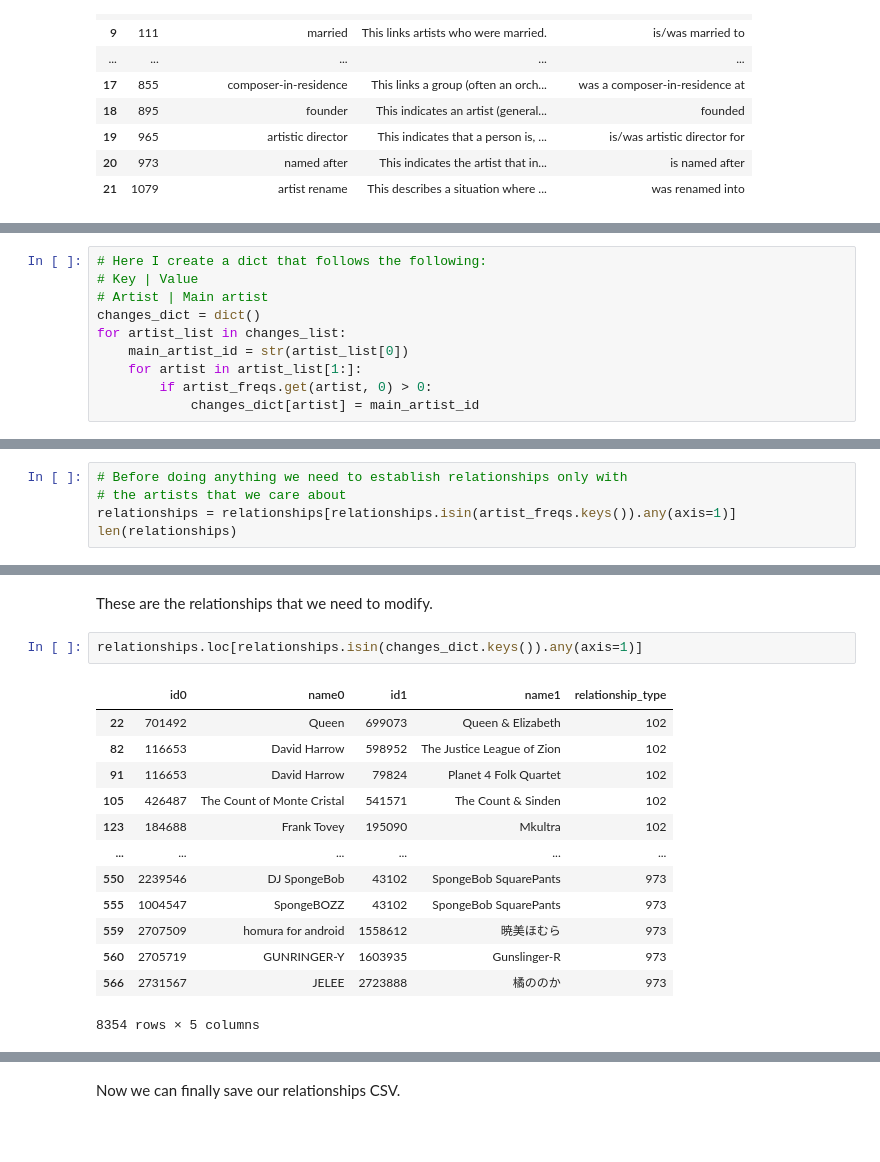
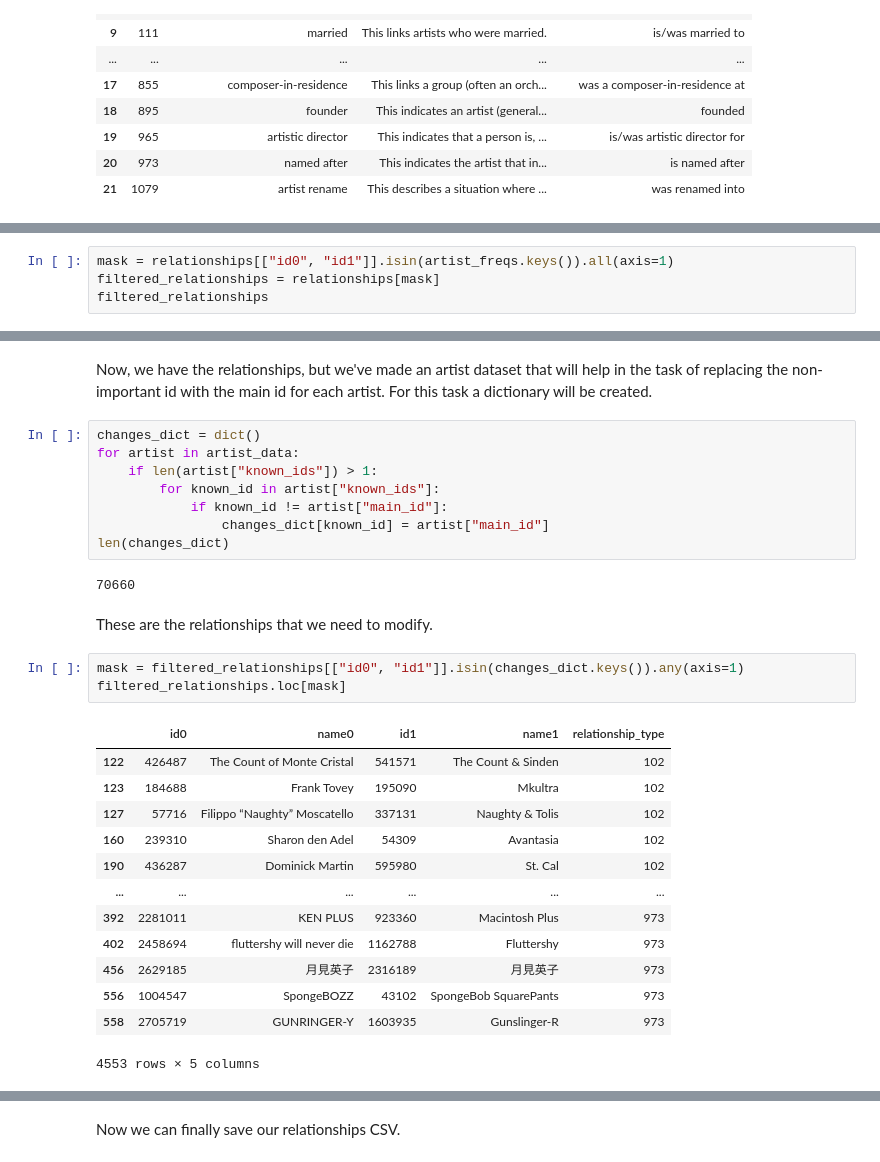
Before and after one commit to aleferu/musicbrainz, a Jupyter notebook: artist_artist.ipynb, the cells around one changed output, grey strips where cells are left out. Drawn from its saved outputs; the diff is of its cells as text; blank space fills up the shorter version.

Commit message:
feat: Artist dataset and all IDs merged

```diff
--- a/artist_artist.ipynb
+++ b/artist_artist.ipynb
@@ -286,10 +392,0 @@ changes_list[:5]
-# %%
-# Here I create a dict that follows the following:
-# Key | Value
-# Artist | Main artist
-changes_dict = dict()
-for artist_list in changes_list:
-    main_artist_id = str(artist_list[0])
-    for artist in artist_list[1:]:
-        if artist_freqs.get(artist, 0) > 0:
-            changes_dict[artist] = main_artist_id
@@ -341,5 +392,0 @@ We only care about artists we have already stored.
-# %%
-# Before doing anything we need to establish relationships only with
-# the artists that we care about
-relationships = relationships[relationships.isin(artist_freqs.keys()).any(axis=1)]
-len(relationships)
@@ -347,0 +395,4 @@ len(relationships)
+# %%
+mask = relationships[["id0", "id1"]].isin(artist_freqs.keys()).all(axis=1)
+filtered_relationships = relationships[mask]
+filtered_relationships
@@ -348,19 +413,32 @@ len(relationships)
+# %% [markdown]
+Now, we have the relationships, but we've made an artist dataset that will help in the task of replacing the non-important id with the main id for each artist. For this task a dictionary will be created.
+# %%
+changes_dict = dict()
+for artist in artist_data:
+    if len(artist["known_ids"]) > 1:
+        for known_id in artist["known_ids"]:
+            if known_id != artist["main_id"]:
+                changes_dict[known_id] = artist["main_id"]
+len(changes_dict)
+# %% [output]
+70660
 # %% [markdown]
 These are the relationships that we need to modify.
 # %%
-relationships.loc[relationships.isin(changes_dict.keys()).any(axis=1)]
+mask = filtered_relationships[["id0", "id1"]].isin(changes_dict.keys()).any(axis=1)
+filtered_relationships.loc[mask]
 # %% [output]
 |  | id0 | name0 | id1 | name1 | relationship_type |
-| 22 | 701492 | Queen | 699073 | Queen & Elizabeth | 102 |
-| 82 | 116653 | David Harrow | 598952 | The Justice League of Zion | 102 |
-| 91 | 116653 | David Harrow | 79824 | Planet 4 Folk Quartet | 102 |
-| 105 | 426487 | The Count of Monte Cristal | 541571 | The Count & Sinden | 102 |
+| 122 | 426487 | The Count of Monte Cristal | 541571 | The Count & Sinden | 102 |
 | 123 | 184688 | Frank Tovey | 195090 | Mkultra | 102 |
+| 127 | 57716 | Filippo “Naughty” Moscatello | 337131 | Naughty & Tolis | 102 |
+| 160 | 239310 | Sharon den Adel | 54309 | Avantasia | 102 |
+| 190 | 436287 | Dominick Martin | 595980 | St. Cal | 102 |
 | ... | ... | ... | ... | ... | ... |
-| 550 | 2239546 | DJ SpongeBob | 43102 | SpongeBob SquarePants | 973 |
-| 555 | 1004547 | SpongeBOZZ | 43102 | SpongeBob SquarePants | 973 |
-| 559 | 2707509 | homura for android | 1558612 | 暁美ほむら | 973 |
-| 560 | 2705719 | GUNRINGER-Y | 1603935 | Gunslinger-R | 973 |
-| 566 | 2731567 | JELEE | 2723888 | 橘ののか | 973 |
+| 392 | 2281011 | KEN PLUS | 923360 | Macintosh Plus | 973 |
+| 402 | 2458694 | fluttershy will never die | 1162788 | Fluttershy | 973 |
+| 456 | 2629185 | 月見英子 | 2316189 | 月見英子 | 973 |
+| 556 | 1004547 | SpongeBOZZ | 43102 | SpongeBob SquarePants | 973 |
+| 558 | 2705719 | GUNRINGER-Y | 1603935 | Gunslinger-R | 973 |
-8354 rows × 5 columns
+4553 rows × 5 columns
 # %%
```
Also changed, not shown: parts of 56 cells of this notebook, 3 other files.
